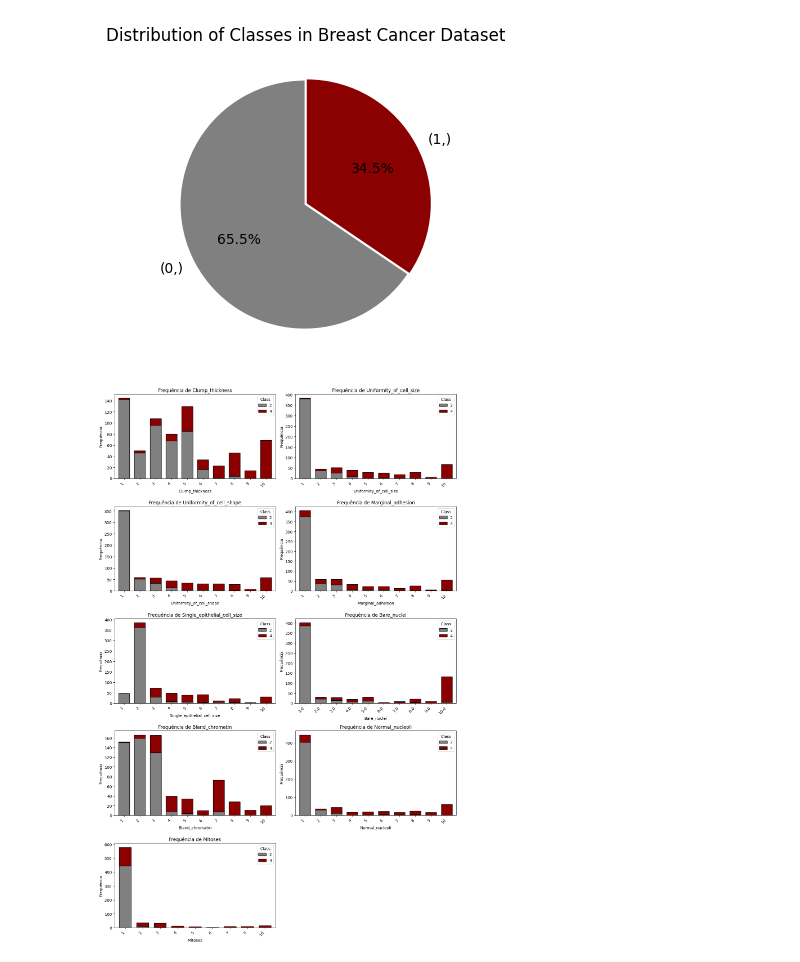
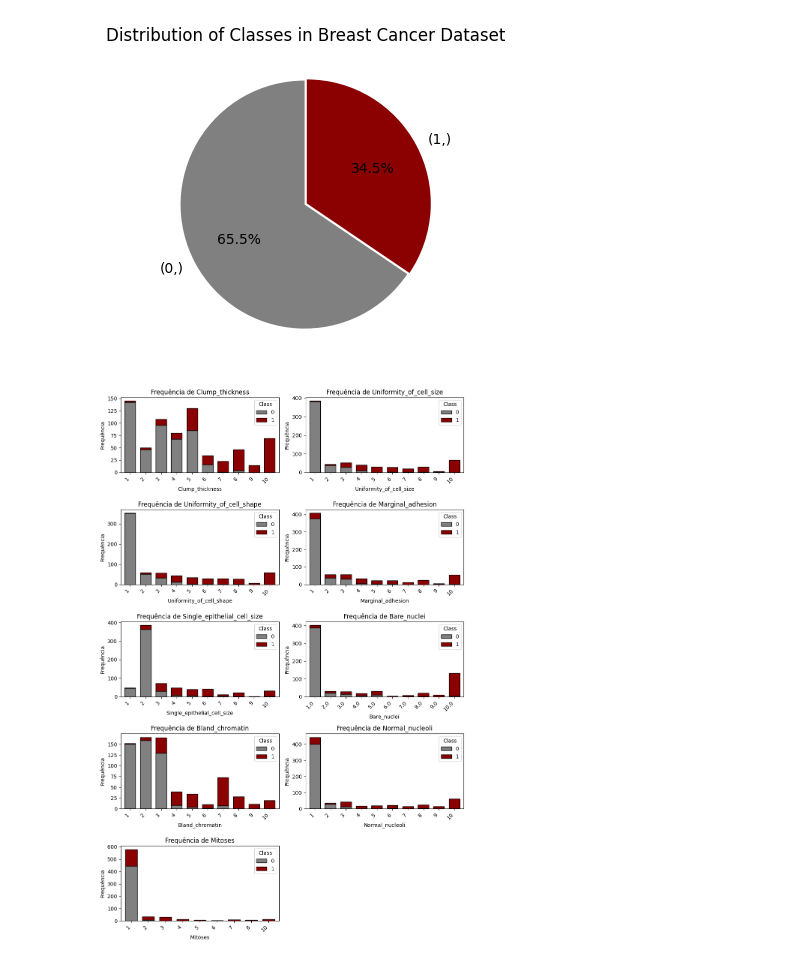
Before and after one commit to IvonLuiz/breast_cancer_kmeans, a Jupyter notebook: breast_cancer_kmeans.ipynb, the cells around one changed output. Drawn from its saved outputs; the diff is of its cells as text; code cells hidden in the pictures.

```diff
--- a/breast_cancer_kmeans.ipynb
+++ b/breast_cancer_kmeans.ipynb
@@ -142,6 +142,8 @@ Class
 0        458
 1        241
 Name: count, dtype: int64
+# %%
+full_dataset['Class'] = y
 # %% [markdown]
 ### Valores nulos:
 # %%
@@ -202,26 +204,27 @@ plt.show()
 # %%
 # Número de colunas e linhas para os subplots
 num_columns = len(X.columns)
 num_rows = (num_columns + 1) // 2
-plt.figure(figsize=(13, 4 * num_rows))
+
+plt.figure(figsize=(10, 3 * num_rows))
 
 # Plotar cada atributo em gráficos de barras empilhadas
 for i, column in enumerate(X.columns, 1):
     plt.subplot(num_rows, 2, i)
 
     # Contagem das ocorrências de cada classe para cada valor da coluna
     count_data = full_dataset.groupby([column, 'Class']).size().unstack(fill_value=0)
 
     # Plotando barras empilhadas
-    count_data.plot(kind='bar', stacked=True, color=[custom_palette[0], custom_palette[1]],
+    count_data.plot(kind='bar', stacked=True, color=custom_palette,
                     ax=plt.gca(), width=0.7, edgecolor='black')  # Ajuste de largura e contorno preto
 
     plt.title(f'Frequência de {column}')
     plt.xlabel(column)
     plt.ylabel('Frequência')
     plt.xticks(rotation=45, ha="right")
 
 plt.tight_layout()
 plt.show()
 # %% [output]
-[figure, old version]
+[figure, new version]
```
Also changed, not shown: parts of 2 cells of this notebook.
